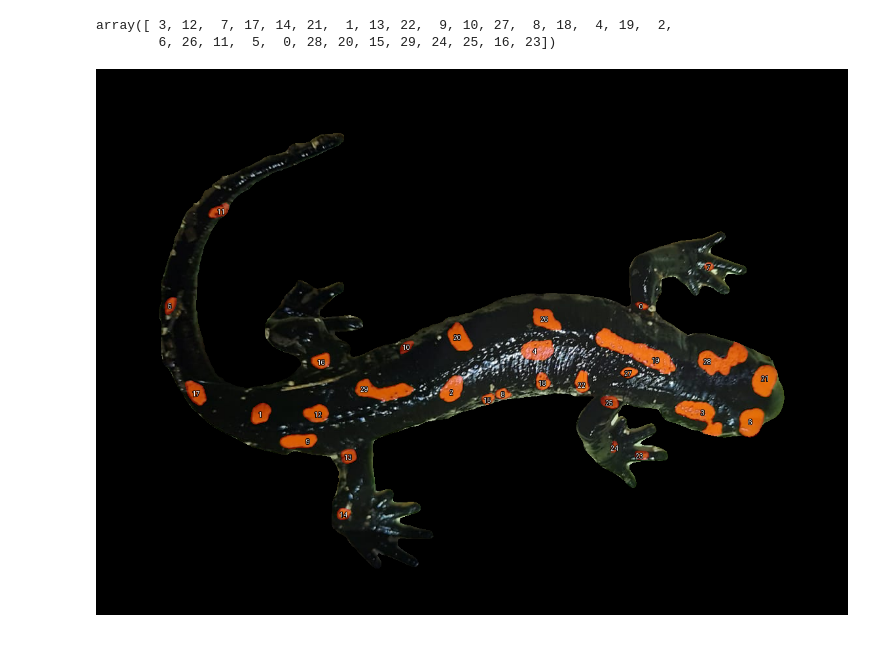
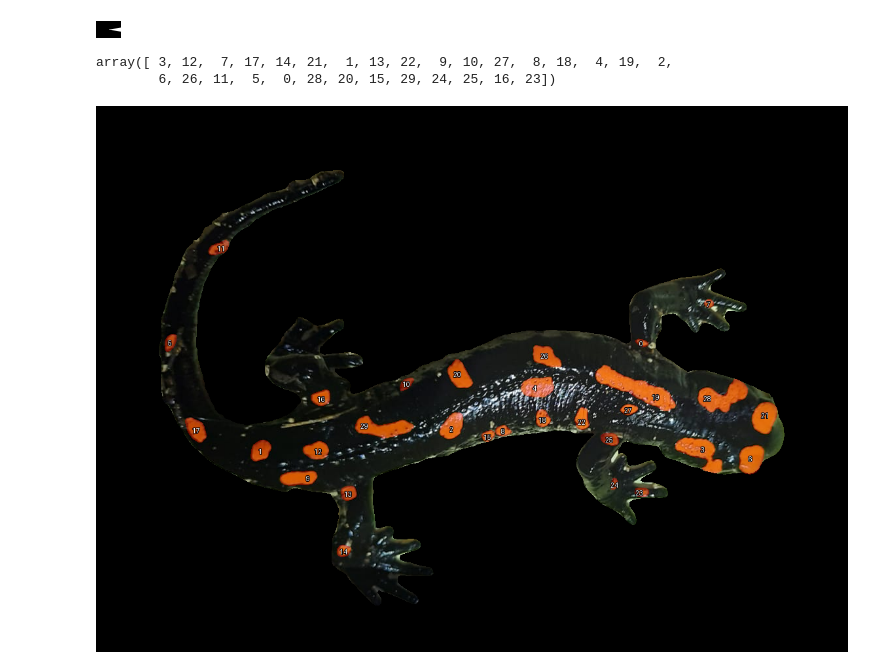
Before and after one commit to pavelkov/slmndr, a Jupyter notebook: notebooks/nbhd.ipynb, the cells around one changed output. Cells and saved outputs as stored; diff of their text form; code cells hidden in the pictures; blank space fills up the shorter version.

Commit message:
mask_arc_field_from_point

```diff
--- a/notebooks/nbhd.ipynb
+++ b/notebooks/nbhd.ipynb
@@ -22,6 +22,13 @@ db = SalamandraDB(load_images=True)
 # %%
 salamandras = db.content
 salamandra = salamandras['0']
+# %%
+mask = salamandras['0'].spots[0].detection.mask
+p = mask_barycenter(mask)
+arc = mask_arc_field_from_point(mask, p, -10, 10)
+PIL.Image.fromarray((255. * arc).astype('uint8'))
+# %% [output]
+[figure, added]
 # %%
 a0 = [mask_barycenter_distance_quantile_area_ratio(spot.detection.mask, np.arange(0., 1., .1))[1] for spot in salamandras['0'].spots]
 n0 = [np.array([v[0] for v in a[:2]]) for a in spot_nbhd(salamandras['0']).values()]
```
Also changed, not shown: 2 other files.
